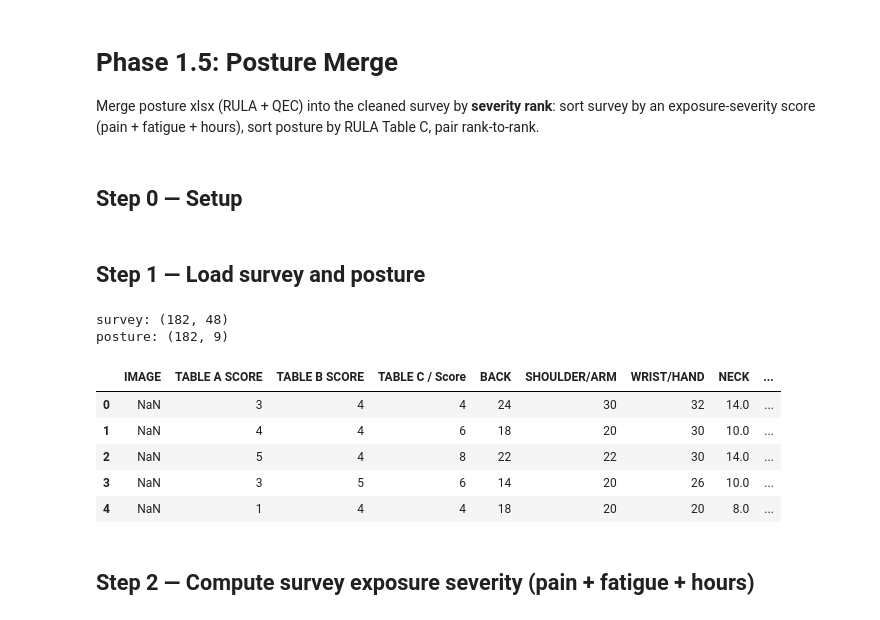
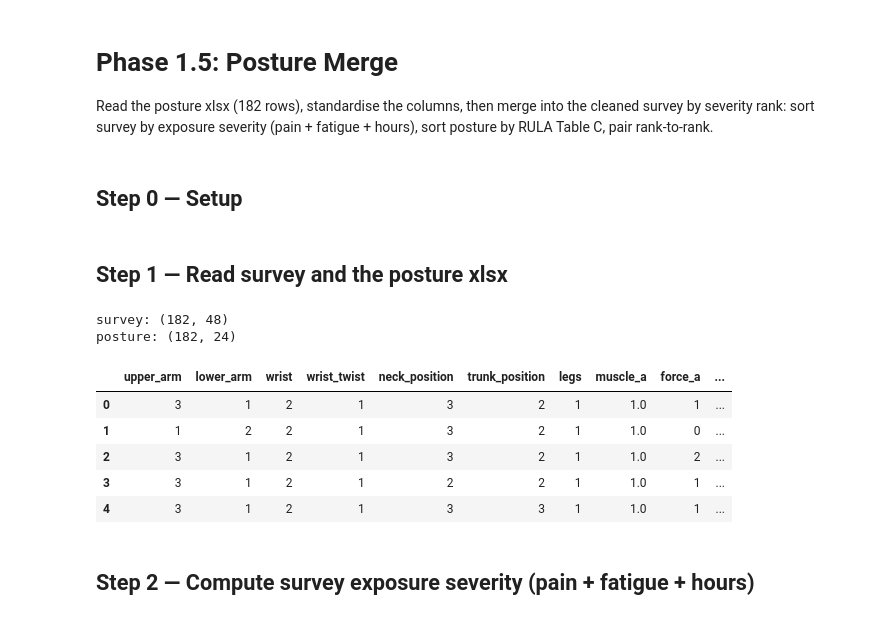
Before and after one commit to AilaVishnu/ergonomic-risk-factor-prediction, a Jupyter notebook: notebooks/01_5_posture_merge.ipynb, the cells around one changed output. Drawn from its saved outputs; the diff is of its cells as text; code cells hidden in the pictures.

```diff
--- a/notebooks/01_5_posture_merge.ipynb
+++ b/notebooks/01_5_posture_merge.ipynb
@@ -1,7 +1,7 @@
 # %% [markdown]
 # Phase 1.5: Posture Merge
 
-Merge posture xlsx (RULA + QEC) into the cleaned survey by **severity rank**: sort survey by an exposure-severity score (pain + fatigue + hours), sort posture by RULA Table C, pair rank-to-rank.
+Read the posture xlsx (182 rows), standardise the columns, then merge into the cleaned survey by severity rank: sort survey by exposure severity (pain + fatigue + hours), sort posture by RULA Table C, pair rank-to-rank.
 # %% [markdown]
 ## Step 0 — Setup
 # %%
@@ -17,25 +17,44 @@ CLEANED = ROOT / 'data' / 'processed' / 'cleaned.csv'
 POSTURE = ROOT / 'data' / 'raw' / 'posture_data.xlsx'
 OUT     = ROOT / 'data' / 'processed'
 # %% [markdown]
-## Step 1 — Load survey and posture
+## Step 1 — Read survey and the posture xlsx
 # %%
 survey = pd.read_csv(CLEANED)
 print('survey:', survey.shape)
 
-posture = pd.read_excel(POSTURE)
-# Drop the empty spacer column
-posture = posture.drop(columns=[c for c in posture.columns if c.startswith('Unnamed')], errors='ignore')
+# Standardise to a single posture frame. Drop the first column (image / blank)
+# and rename the next 26 columns positionally so the data combines cleanly.
+STD_COLS = [
+    'upper_arm', 'lower_arm', 'wrist', 'wrist_twist',
+    'neck_position', 'trunk_position', 'legs',
+    'muscle_a', 'force_a', 'wrist_arm_score',
+    'muscle_b', 'force_b', 'ntl_score',
+    'rula_table_a', 'rula_table_b', 'rula_table_c',
+    'col_17', 'col_18',
+    'qec_back', 'qec_shoulder_arm', 'qec_wrist_hand', 'qec_neck',
+    'qec_driving', 'qec_vibration', 'qec_work_pace', 'qec_stress',
+]
+
+frames = []
+for sh in pd.ExcelFile(POSTURE).sheet_names:
+    p = pd.read_excel(POSTURE, sheet_name=sh)
+    p = p.iloc[:, 1:27]
+    p.columns = STD_COLS
+    p = p.dropna(subset=['rula_table_c']).reset_index(drop=True)
+    frames.append(p)
+
+posture = pd.concat(frames, ignore_index=True).drop(columns=['col_17', 'col_18'])
 print('posture:', posture.shape)
 posture.head()
 # %% [output]
 survey: (182, 48)
-posture: (182, 9)
+posture: (182, 24)
-|  | IMAGE | TABLE A SCORE | TABLE B SCORE | TABLE C / Score | BACK | SHOULDER/ARM | WRIST/HAND | NECK | ... |
-| 0 | NaN | 3 | 4 | 4 | 24 | 30 | 32 | 14.0 | ... |
-| 1 | NaN | 4 | 4 | 6 | 18 | 20 | 30 | 10.0 | ... |
-| 2 | NaN | 5 | 4 | 8 | 22 | 22 | 30 | 14.0 | ... |
-| 3 | NaN | 3 | 5 | 6 | 14 | 20 | 26 | 10.0 | ... |
-| 4 | NaN | 1 | 4 | 4 | 18 | 20 | 20 | 8.0 | ... |
+|  | upper_arm | lower_arm | wrist | wrist_twist | neck_position | trunk_position | legs | muscle_a | force_a | ... |
+| 0 | 3 | 1 | 2 | 1 | 3 | 2 | 1 | 1.0 | 1 | ... |
+| 1 | 1 | 2 | 2 | 1 | 3 | 2 | 1 | 1.0 | 0 | ... |
+| 2 | 3 | 1 | 2 | 1 | 3 | 2 | 1 | 1.0 | 2 | ... |
+| 3 | 3 | 1 | 2 | 1 | 2 | 2 | 1 | 1.0 | 1 | ... |
+| 4 | 3 | 1 | 2 | 1 | 3 | 3 | 1 | 1.0 | 1 | ... |
 # %% [markdown]
 ## Step 2 — Compute survey exposure severity (pain + fatigue + hours)
 # %%
```
Also changed, not shown: parts of 5 cells of this notebook, 5 other files.
